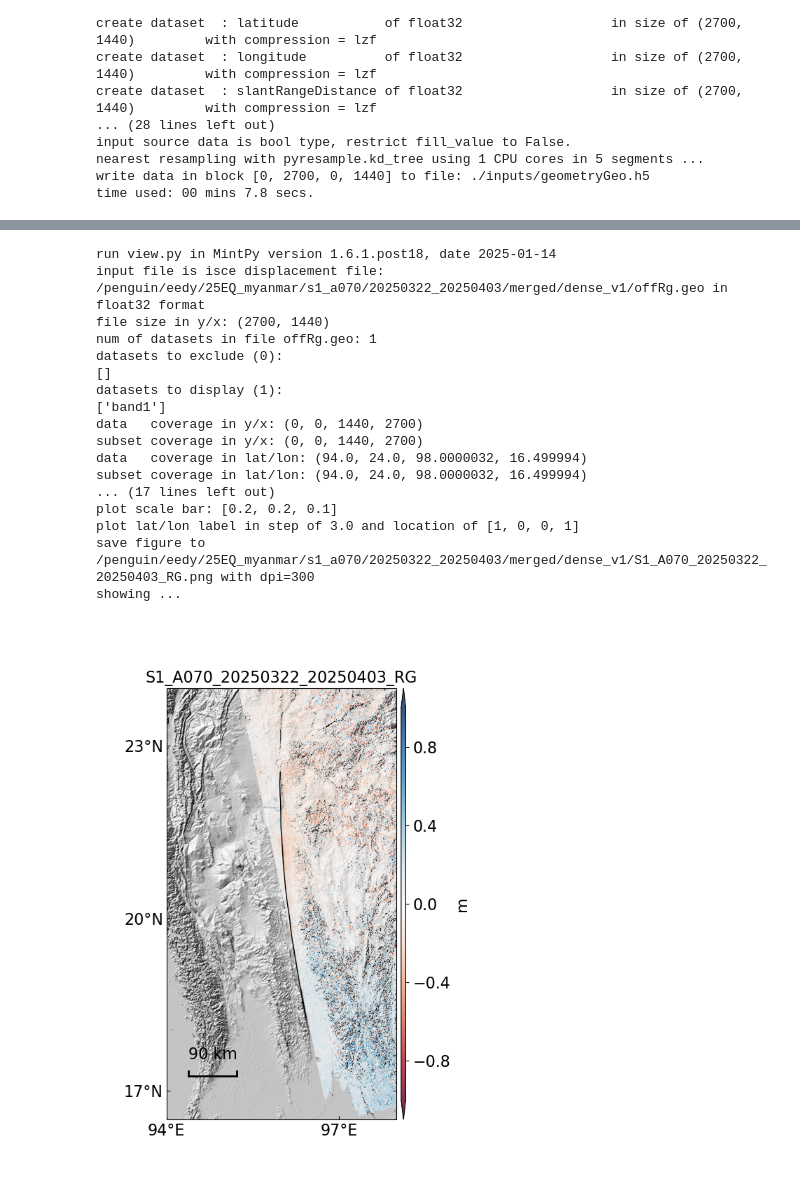
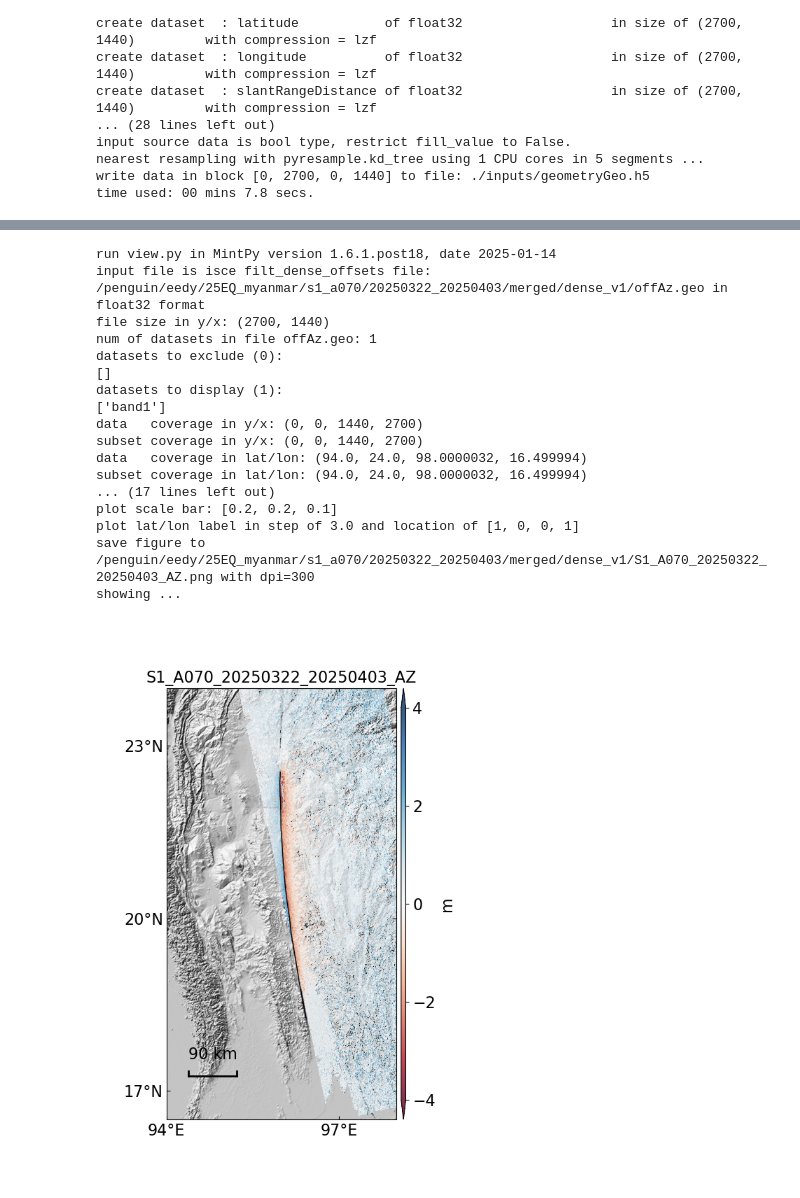
Before and after one commit to yunjunz/2025-Myanmar-EQ, a Jupyter notebook: notebook/S1_A070_20250322_20250403.ipynb, the cells around one changed output, grey strips where cells are left out. Saved outputs shown, nothing was run; the diff lists cells and outputs as text; code cells hidden in the pictures.

```diff
--- a/notebook/S1_A070_20250322_20250403.ipynb
+++ b/notebook/S1_A070_20250322_20250403.ipynb
@@ -274,28 +271,28 @@ write file: ./offRg.geo.rsc
 # %%
 dis_file = f'{fbase}.geo'
 dem_file = os.path.join(f'/home/eedy/penguin/25EQ_myanmar/DEM/elevation_mli.dem')
 flt_file = os.path.join(f'/home/eedy/penguin/25EQ_myanmar/simple_rupture_trace.lonlat')
 out_file = os.path.join(work_dir, f'{ds_name}.png')
 cmd = f'{dis_file} --dem {dem_file} --dem-nocontour --shade-exag 0.05 --faultline {flt_file} --faultline-lw 1 '
-cmd += f'-c RdBu -v -1 1 --lalo-label --lalo-step 3 --cbar-nbins 5 --scalebar 0.2 0.20 0.10 --title {ds_name} '
+cmd += f'-c RdBu -v -4 4 --lalo-label --lalo-step 3 --cbar-nbins 5 --scalebar 0.2 0.20 0.10 --title {ds_name} '
 cmd += f'-o {out_file} '
 view.main(cmd.split())
 # %% [output]
 run view.py in MintPy version 1.6.1.post18, date 2025-01-14
-input file is isce displacement file: /penguin/eedy/25EQ_myanmar/s1_a070/20250322_20250403/merged/dense_v1/offRg.geo in float32 format
+input file is isce filt_dense_offsets file: /penguin/eedy/25EQ_myanmar/s1_a070/20250322_20250403/merged/dense_v1/offAz.geo in float32 format
 file size in y/x: (2700, 1440)
-num of datasets in file offRg.geo: 1
+num of datasets in file offAz.geo: 1
 datasets to exclude (0):
 []
 datasets to display (1):
 ['band1']
 data   coverage in y/x: (0, 0, 1440, 2700)
 subset coverage in y/x: (0, 0, 1440, 2700)
 data   coverage in lat/lon: (94.0, 24.0, 98.0000032, 16.499994)
 subset coverage in lat/lon: (94.0, 24.0, 98.0000032, 16.499994)
 ... (17 lines left out)
 plot scale bar: [0.2, 0.2, 0.1]
 plot lat/lon label in step of 3.0 and location of [1, 0, 0, 1]
-save figure to /penguin/eedy/25EQ_myanmar/s1_a070/20250322_20250403/merged/dense_v1/S1_A070_20250322_20250403_RG.png with dpi=300
+save figure to /penguin/eedy/25EQ_myanmar/s1_a070/20250322_20250403/merged/dense_v1/S1_A070_20250322_20250403_AZ.png with dpi=300
 showing ...
-[figure, old version]
+[figure, new version]
```
Also changed, not shown: parts of 5 cells of this notebook, 1 other file.
